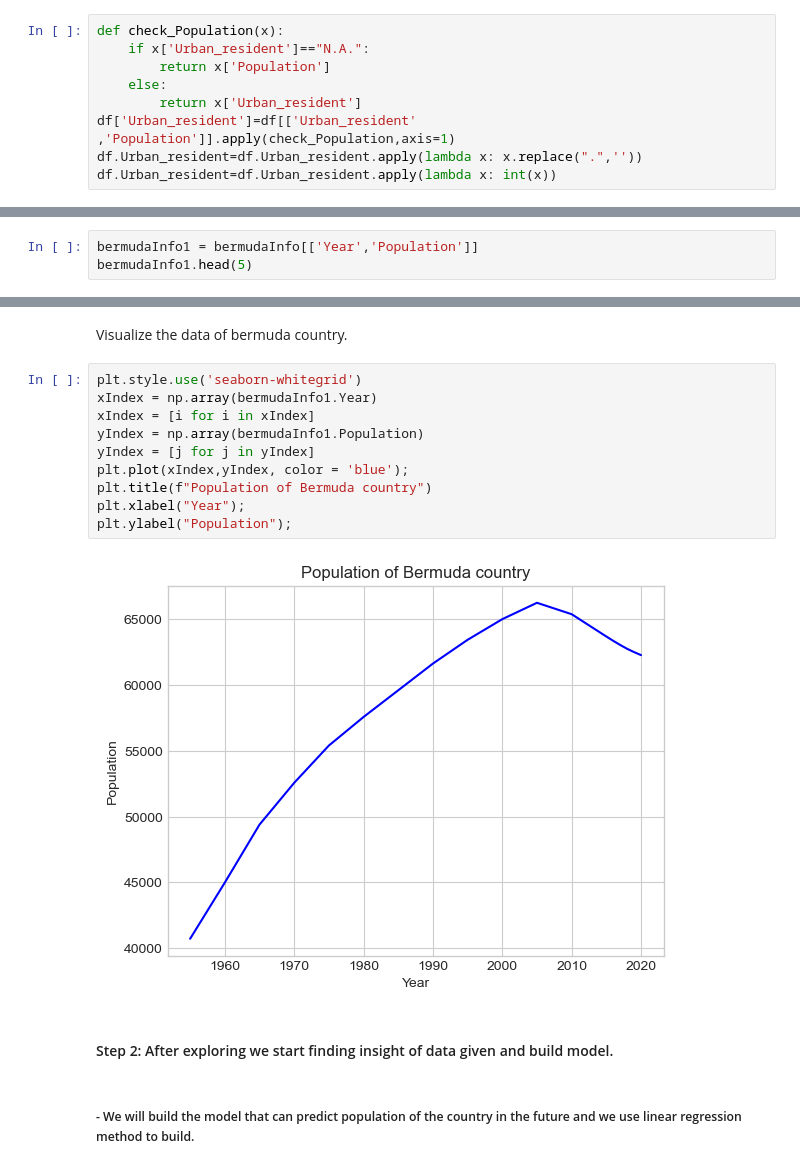
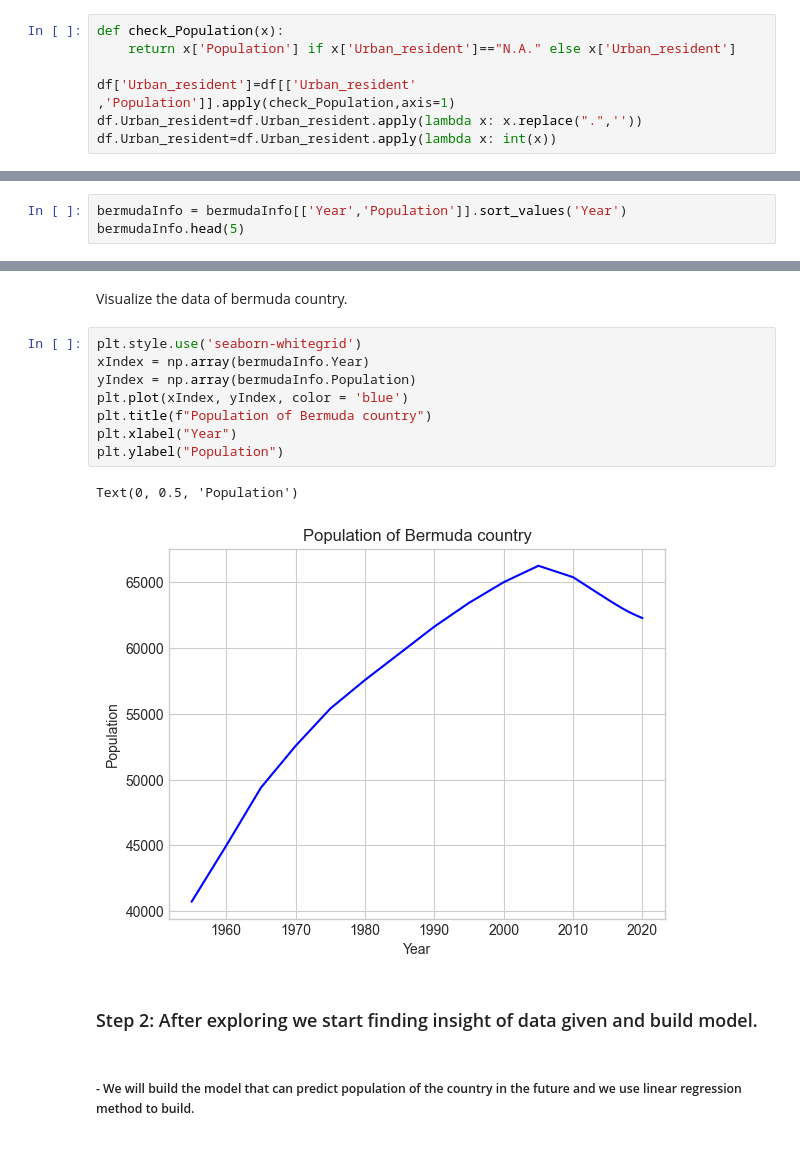
Before and after one commit to HoDangCao/Data-collection-and-population-analysis-of-Asia-and-North-America, a Jupyter notebook: DSProject - latest ver.ipynb, the cells around one changed output, grey strips where cells are left out. Drawn from its saved outputs; the diff is of its cells as text.

```diff
--- a/DSProject - latest ver.ipynb
+++ b/DSProject - latest ver.ipynb
@@ -247,10 +235,8 @@ List type in Urban_resident column:{<class 'str'>}
 -    The columns 'Urban_resident' has an inappropriate value (N.A.).Values like N.A. then at that time the urban population is also the population of that country. So we change the value for N.A. Then convert to int type
 # %%
 def check_Population(x):
-    if x['Urban_resident']=="N.A.":
-        return x['Population']
-    else:
-        return x['Urban_resident']
+    return x['Population'] if x['Urban_resident']=="N.A." else x['Urban_resident']
+
 df['Urban_resident']=df[['Urban_resident' ,'Population']].apply(check_Population,axis=1)
 df.Urban_resident=df.Urban_resident.apply(lambda x: x.replace(".",''))
 df.Urban_resident=df.Urban_resident.apply(lambda x: int(x))
@@ -611,7 +611,7 @@ bermudaInfo.head(5)
 | 3 | bermuda | 2016 | 63362 | -330 | 1267 | 61666 |
 | 4 | bermuda | 2015 | 63692 | -339 | 1274 | 62003 |
 # %%
-bermudaInfo1 = bermudaInfo[['Year','Population']]
-bermudaInfo1.head(5)
+bermudaInfo = bermudaInfo[['Year','Population']].sort_values('Year')
+bermudaInfo.head(5)
 # %% [output]
 |  | Year | Population |
@@ -653,18 +624,17 @@ bermudaInfo1.describe()
 Visualize the data of bermuda country.
 # %%
 plt.style.use('seaborn-whitegrid')
-xIndex = np.array(bermudaInfo1.Year)
-xIndex = [i for i in xIndex]
-yIndex = np.array(bermudaInfo1.Population)
-yIndex = [j for j in yIndex]
-plt.plot(xIndex,yIndex, color = 'blue');
+xIndex = np.array(bermudaInfo.Year)
+yIndex = np.array(bermudaInfo.Population)
+plt.plot(xIndex, yIndex, color = 'blue')
 plt.title(f"Population of Bermuda country")
-plt.xlabel("Year");
-plt.ylabel("Population");
+plt.xlabel("Year")
+plt.ylabel("Population")
 # %% [output]
+Text(0, 0.5, 'Population')
-[figure, old version]
+[figure, new version]
 # %% [markdown]
-#### Step 2: After exploring we start finding insight of data given and build model.
+### Step 2: After exploring we start finding insight of data given and build model.
 # %% [markdown]
 ##### - We will build the model that can predict population of the country in the future and we use linear regression method to build.
 # %% [markdown]
```
Also changed, not shown: parts of 25 cells of this notebook.
